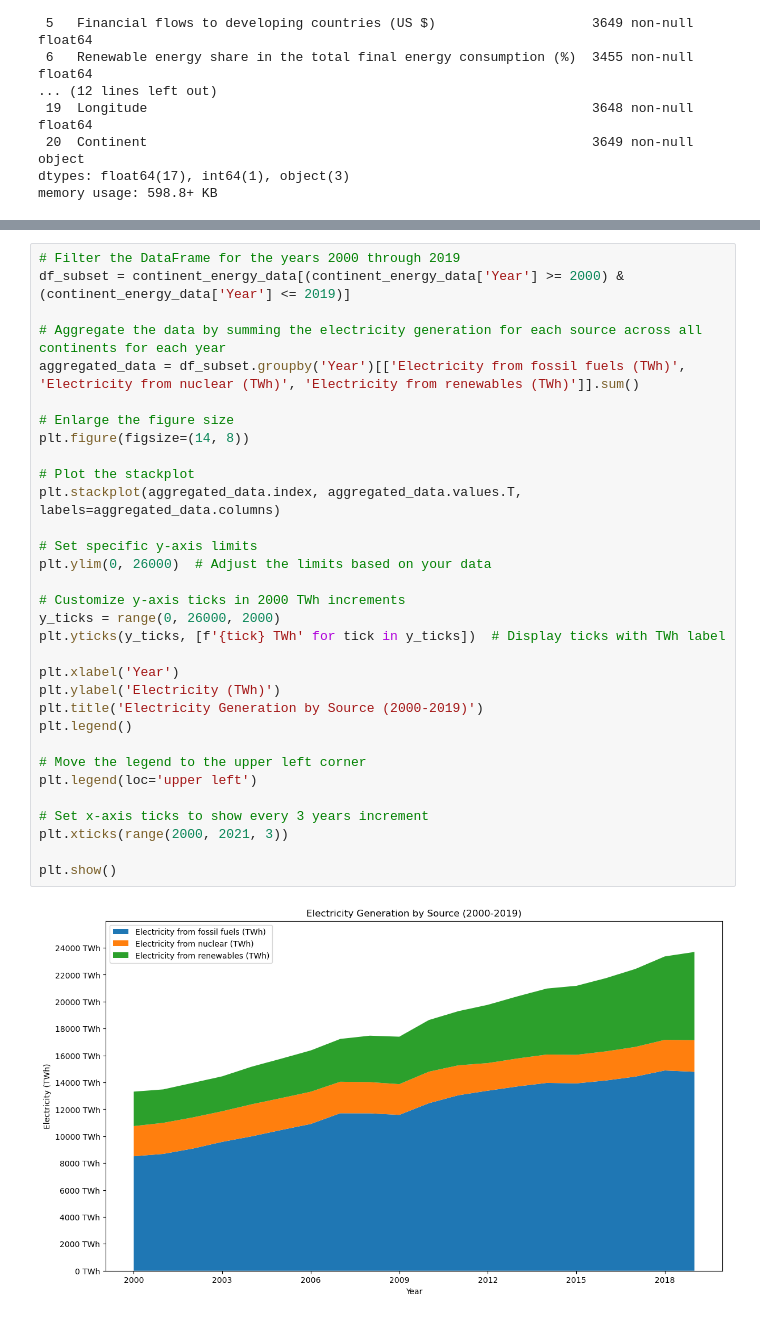
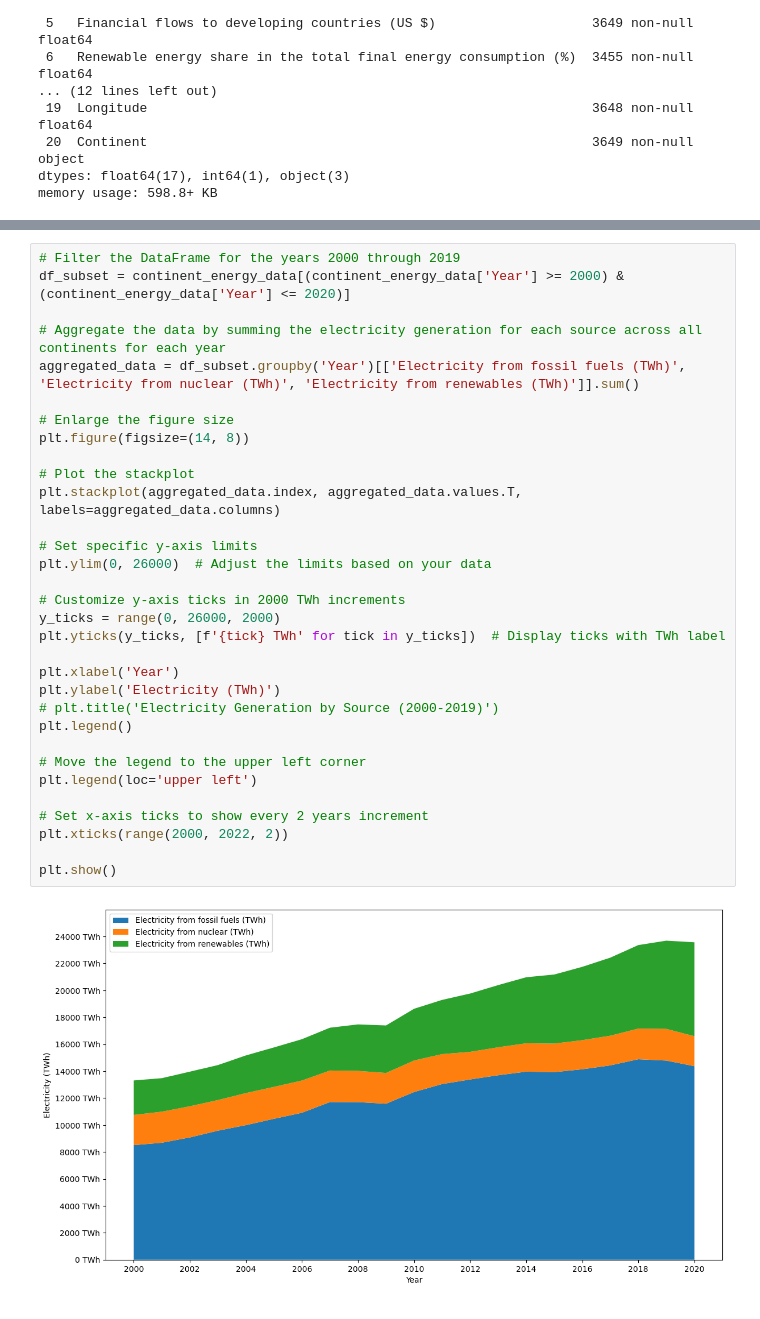
Before and after one commit to jwlosz/project-1-group17, a Jupyter notebook: sustainable master data-CopyLina.ipynb, the cells around one changed output, grey strips where cells are left out. Cells and saved outputs as stored; diff of their text form.

```diff
--- a/sustainable master data-CopyLina.ipynb
+++ b/sustainable master data-CopyLina.ipynb
@@ -590,34 +744,34 @@ plt.show()
 # %%
 # Filter the DataFrame for the years 2000 through 2019
-df_subset = continent_energy_data[(continent_energy_data['Year'] >= 2000) & (continent_energy_data['Year'] <= 2019)]
+df_subset = continent_energy_data[(continent_energy_data['Year'] >= 2000) & (continent_energy_data['Year'] <= 2020)]
 
 # Aggregate the data by summing the electricity generation for each source across all continents for each year
 aggregated_data = df_subset.groupby('Year')[['Electricity from fossil fuels (TWh)', 'Electricity from nuclear (TWh)', 'Electricity from renewables (TWh)']].sum()
 
 # Enlarge the figure size
 plt.figure(figsize=(14, 8))
 
 # Plot the stackplot
 plt.stackplot(aggregated_data.index, aggregated_data.values.T, labels=aggregated_data.columns)
 
 # Set specific y-axis limits
 plt.ylim(0, 26000)  # Adjust the limits based on your data
 
 # Customize y-axis ticks in 2000 TWh increments
 y_ticks = range(0, 26000, 2000)
 plt.yticks(y_ticks, [f'{tick} TWh' for tick in y_ticks])  # Display ticks with TWh label
 
 plt.xlabel('Year')
 plt.ylabel('Electricity (TWh)')
-plt.title('Electricity Generation by Source (2000-2019)')
+# plt.title('Electricity Generation by Source (2000-2019)')
 plt.legend()
 
 # Move the legend to the upper left corner
 plt.legend(loc='upper left')
 
-# Set x-axis ticks to show every 3 years increment
-plt.xticks(range(2000, 2021, 3))
+# Set x-axis ticks to show every 2 years increment
+plt.xticks(range(2000, 2022, 2))
 
 plt.show()
 # %% [output]
-[figure, old version]
+[figure, new version]
```
Also changed, not shown: parts of 18 cells of this notebook, 3 other files.
